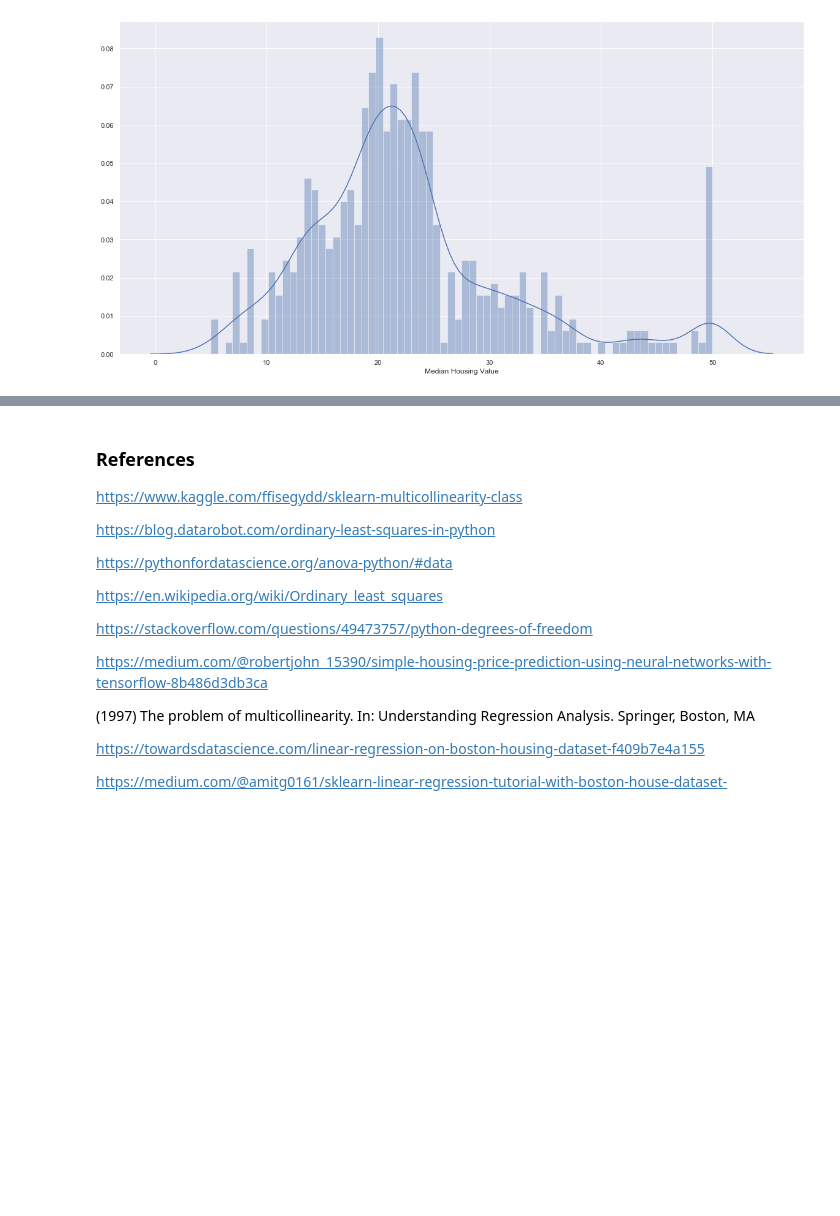
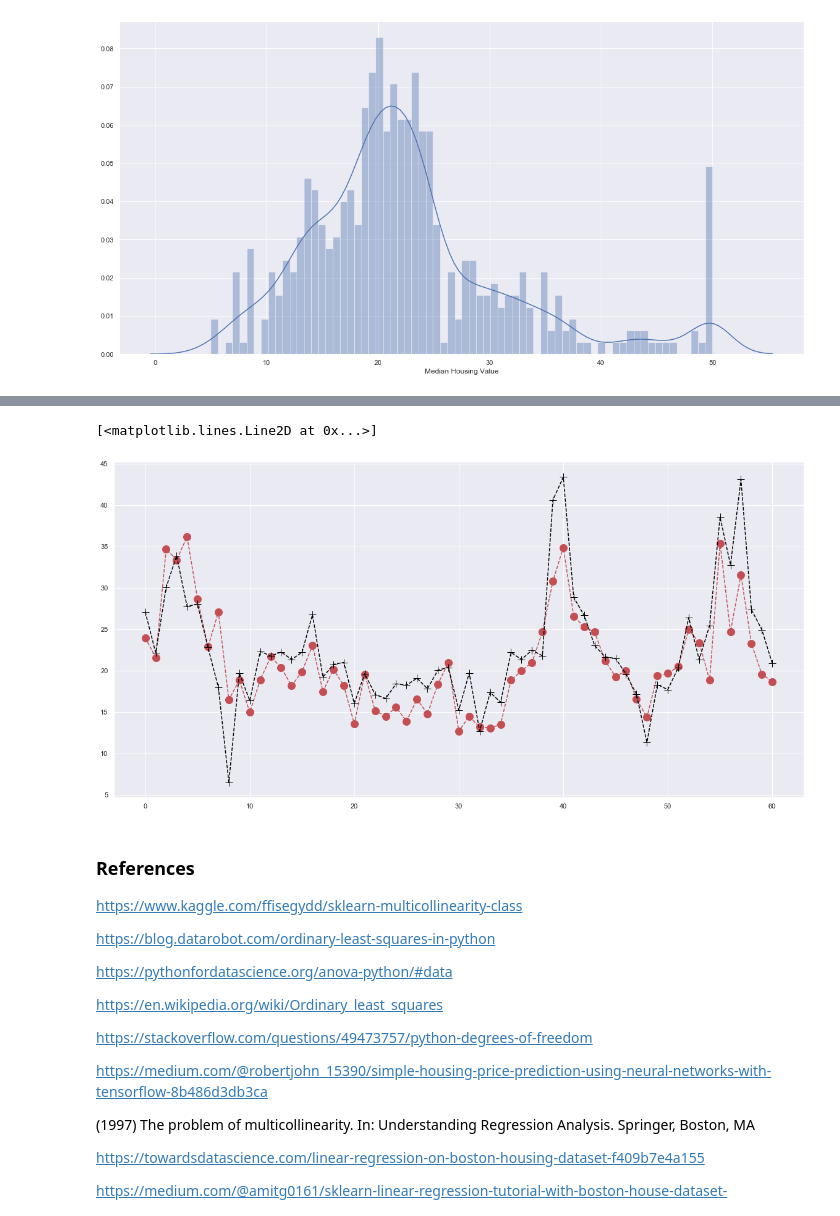
Before and after one commit to SimonMcLain/ML-Statistics-Project-2019-G00364775, a Jupyter notebook: Project.ipynb, the cells around one changed output, grey strips where cells are left out. Cells and saved outputs as stored; diff of their text form; code cells hidden in the pictures; blank space fills up the shorter version.

```diff
--- a/Project.ipynb
+++ b/Project.ipynb
@@ -405,0 +335,2 @@ z.mean()
+# %%
+m.fit(x, y,epochs=150, batch_size=10)
@@ -405,0 +356,5 @@ z.mean()
+# %%
+p = m.predict(x)
+# %%
+prediction_output = pd.DataFrame(p, columns=['P_MEDV'])
+prediction_output
@@ -405,0 +375,2 @@ z.mean()
+# %%
+output = pd.concat([boston, prediction_output], axis=1)
@@ -406,3 +393,12 @@ z.mean()
+# %%
+B_MEDV = output.loc[:60, 'MEDV']
+P_MEDV = output.loc[:60, 'P_MEDV']
+
+plt.plot(B_MEDV, color='r', marker='o', markersize=12, linestyle='dashed')
+plt.plot(P_MEDV, color='black', marker='+', markersize=12, linestyle='dashed')
+# %% [output]
+[<matplotlib.lines.Line2D at 0x...>]
+[figure, added]
 # %% [markdown]
 ### References
 https://www.kaggle.com/ffisegydd/sklearn-multicollinearity-class
```
Also changed, not shown: parts of 11 cells of this notebook.
